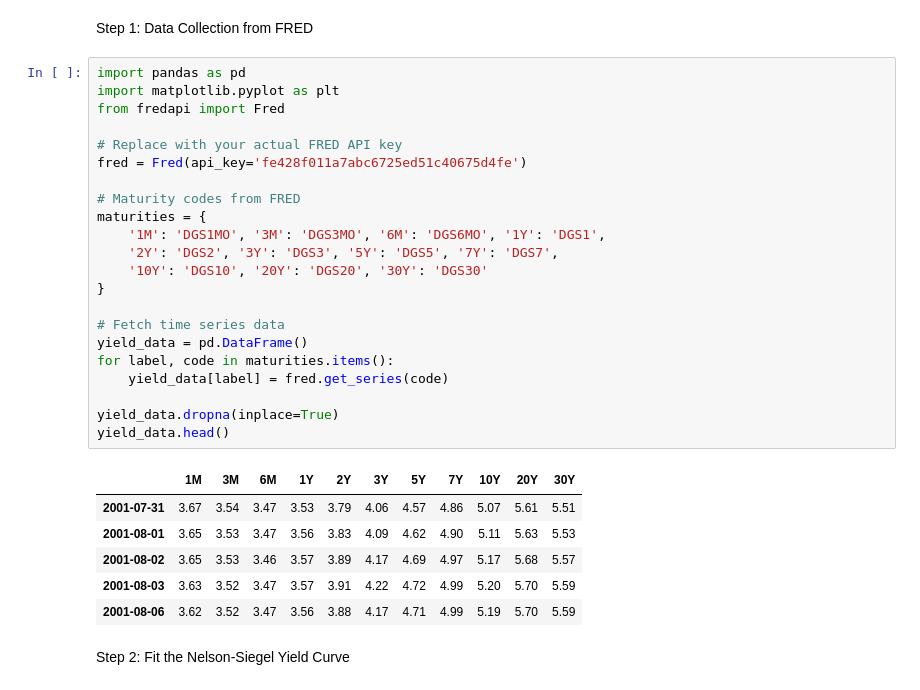
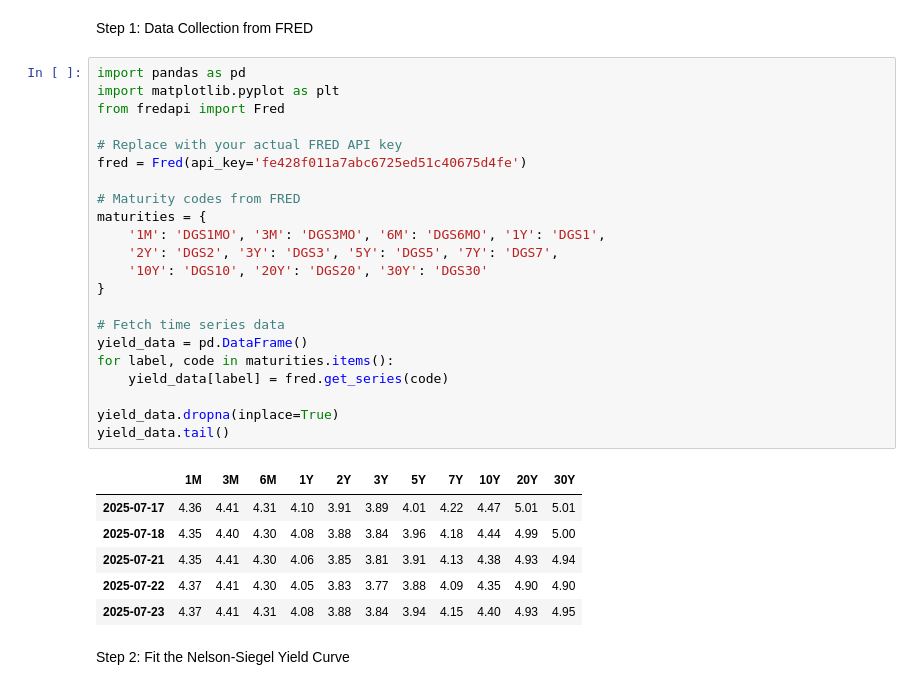
Before and after one commit to MarcoNerii/Yield-curve, a Jupyter notebook: main.ipynb, the cells around one changed output. Drawn from its saved outputs; the diff is of its cells as text.

```diff
--- a/main.ipynb
+++ b/main.ipynb
@@ -3,32 +3,32 @@ Step 1: Data Collection from FRED
 # %%
 import pandas as pd
 import matplotlib.pyplot as plt
 from fredapi import Fred
 
 # Replace with your actual FRED API key
 fred = Fred(api_key='fe428f011a7abc6725ed51c40675d4fe')
 
 # Maturity codes from FRED
 maturities = {
     '1M': 'DGS1MO', '3M': 'DGS3MO', '6M': 'DGS6MO', '1Y': 'DGS1',
     '2Y': 'DGS2', '3Y': 'DGS3', '5Y': 'DGS5', '7Y': 'DGS7',
     '10Y': 'DGS10', '20Y': 'DGS20', '30Y': 'DGS30'
 }
 
 # Fetch time series data
 yield_data = pd.DataFrame()
 for label, code in maturities.items():
     yield_data[label] = fred.get_series(code)
 
 yield_data.dropna(inplace=True)
-yield_data.head()
+yield_data.tail()
 # %% [output]
 |  | 1M | 3M | 6M | 1Y | 2Y | 3Y | 5Y | 7Y | 10Y | 20Y | 30Y |
-| 2001-07-31 | 3.67 | 3.54 | 3.47 | 3.53 | 3.79 | 4.06 | 4.57 | 4.86 | 5.07 | 5.61 | 5.51 |
-| 2001-08-01 | 3.65 | 3.53 | 3.47 | 3.56 | 3.83 | 4.09 | 4.62 | 4.90 | 5.11 | 5.63 | 5.53 |
-| 2001-08-02 | 3.65 | 3.53 | 3.46 | 3.57 | 3.89 | 4.17 | 4.69 | 4.97 | 5.17 | 5.68 | 5.57 |
-| 2001-08-03 | 3.63 | 3.52 | 3.47 | 3.57 | 3.91 | 4.22 | 4.72 | 4.99 | 5.20 | 5.70 | 5.59 |
-| 2001-08-06 | 3.62 | 3.52 | 3.47 | 3.56 | 3.88 | 4.17 | 4.71 | 4.99 | 5.19 | 5.70 | 5.59 |
+| 2025-07-17 | 4.36 | 4.41 | 4.31 | 4.10 | 3.91 | 3.89 | 4.01 | 4.22 | 4.47 | 5.01 | 5.01 |
+| 2025-07-18 | 4.35 | 4.40 | 4.30 | 4.08 | 3.88 | 3.84 | 3.96 | 4.18 | 4.44 | 4.99 | 5.00 |
+| 2025-07-21 | 4.35 | 4.41 | 4.30 | 4.06 | 3.85 | 3.81 | 3.91 | 4.13 | 4.38 | 4.93 | 4.94 |
+| 2025-07-22 | 4.37 | 4.41 | 4.30 | 4.05 | 3.83 | 3.77 | 3.88 | 4.09 | 4.35 | 4.90 | 4.90 |
+| 2025-07-23 | 4.37 | 4.41 | 4.31 | 4.08 | 3.88 | 3.84 | 3.94 | 4.15 | 4.40 | 4.93 | 4.95 |
 # %% [markdown]
 Step 2: Fit the Nelson-Siegel Yield Curve
 # %%
```
Also changed, not shown: parts of 7 cells of this notebook.
